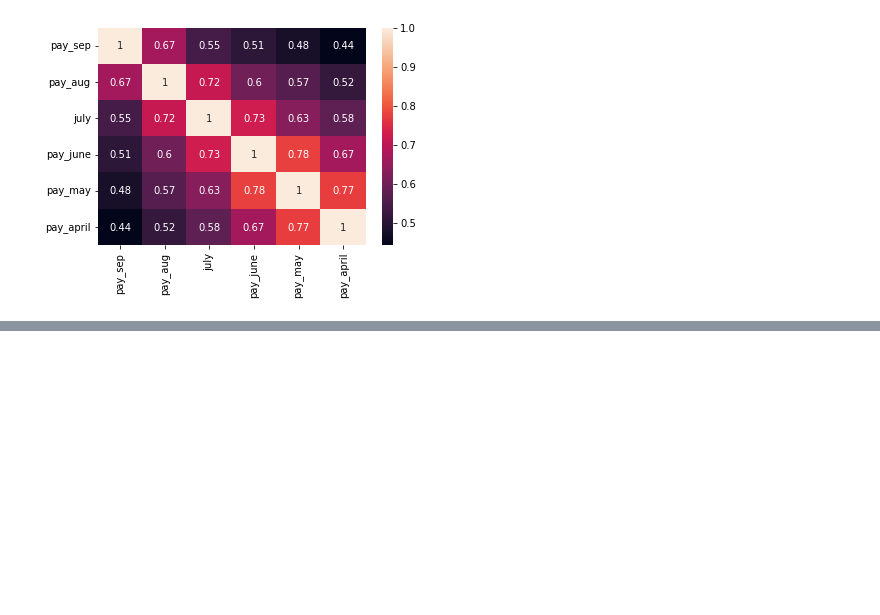
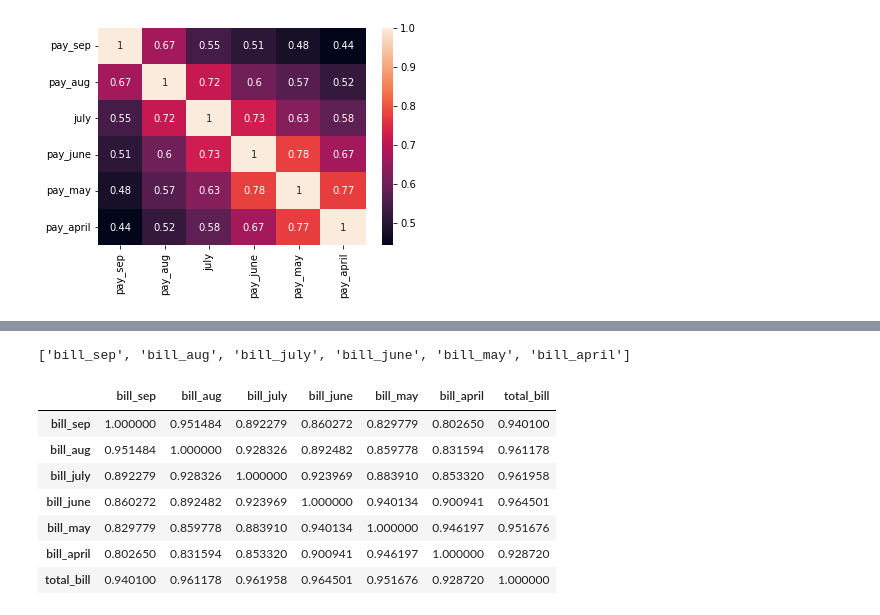
Before and after one commit to IfrazQazi/Credit-Card-Default-Prediction, a Jupyter notebook: Credit_Card_Default_Prediction.ipynb, the cells around one changed output, grey strips where cells are left out. Drawn from its saved outputs; the diff is of its cells as text; code cells hidden in the pictures; blank space fills up the shorter version.

```diff
--- a/Credit_Card_Default_Prediction.ipynb
+++ b/Credit_Card_Default_Prediction.ipynb
@@ -628,0 +622,3 @@ sns.heatmap(corr,annot=True,fmt='.2g')
+# %%
+## total remaining amt of credit card holder
+df['remaining_amt'] = df['total_bill'] + df ['total_paid']
@@ -628,0 +662,16 @@ sns.heatmap(corr,annot=True,fmt='.2g')
+# %%
+month_bill
+# %% [output]
+['bill_sep', 'bill_aug', 'bill_july', 'bill_june', 'bill_may', 'bill_april']
+# %%
+## checking correlation of monthly bill feature with new feature total_bill
+df[['bill_sep', 'bill_aug', 'bill_july', 'bill_june', 'bill_may', 'bill_april','total_bill']].corr()
+# %% [output]
+|  | bill_sep | bill_aug | bill_july | bill_june | bill_may | bill_april | total_bill |
+| bill_sep | 1.000000 | 0.951484 | 0.892279 | 0.860272 | 0.829779 | 0.802650 | 0.940100 |
+| bill_aug | 0.951484 | 1.000000 | 0.928326 | 0.892482 | 0.859778 | 0.831594 | 0.961178 |
+| bill_july | 0.892279 | 0.928326 | 1.000000 | 0.923969 | 0.883910 | 0.853320 | 0.961958 |
+| bill_june | 0.860272 | 0.892482 | 0.923969 | 1.000000 | 0.940134 | 0.900941 | 0.964501 |
+| bill_may | 0.829779 | 0.859778 | 0.883910 | 0.940134 | 1.000000 | 0.946197 | 0.951676 |
+| bill_april | 0.802650 | 0.831594 | 0.853320 | 0.900941 | 0.946197 | 1.000000 | 0.928720 |
+| total_bill | 0.940100 | 0.961178 | 0.961958 | 0.964501 | 0.951676 | 0.928720 | 1.000000 |
```
Also changed, not shown: parts of 15 cells of this notebook.
